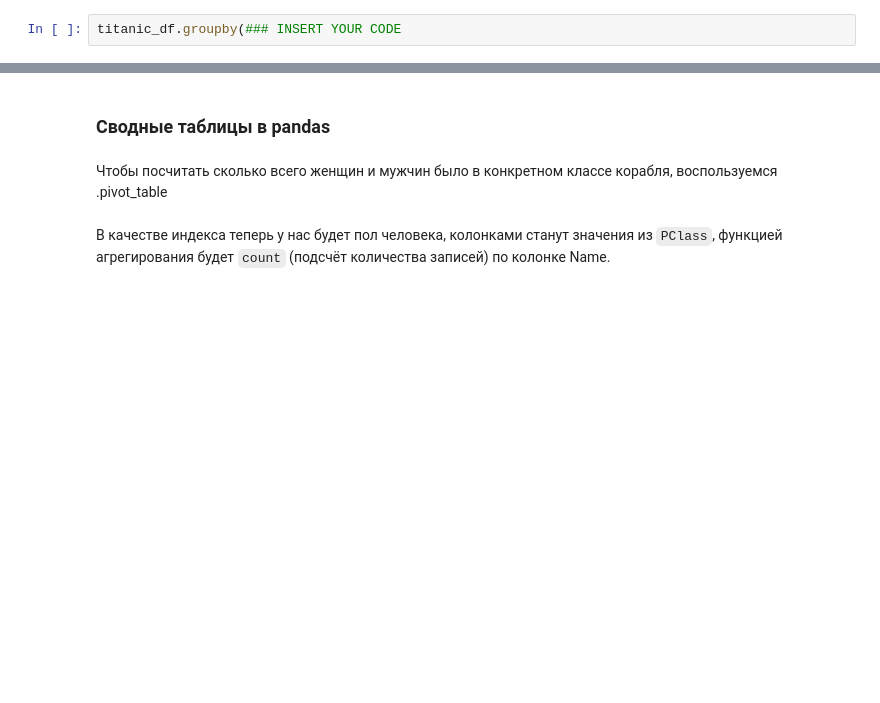
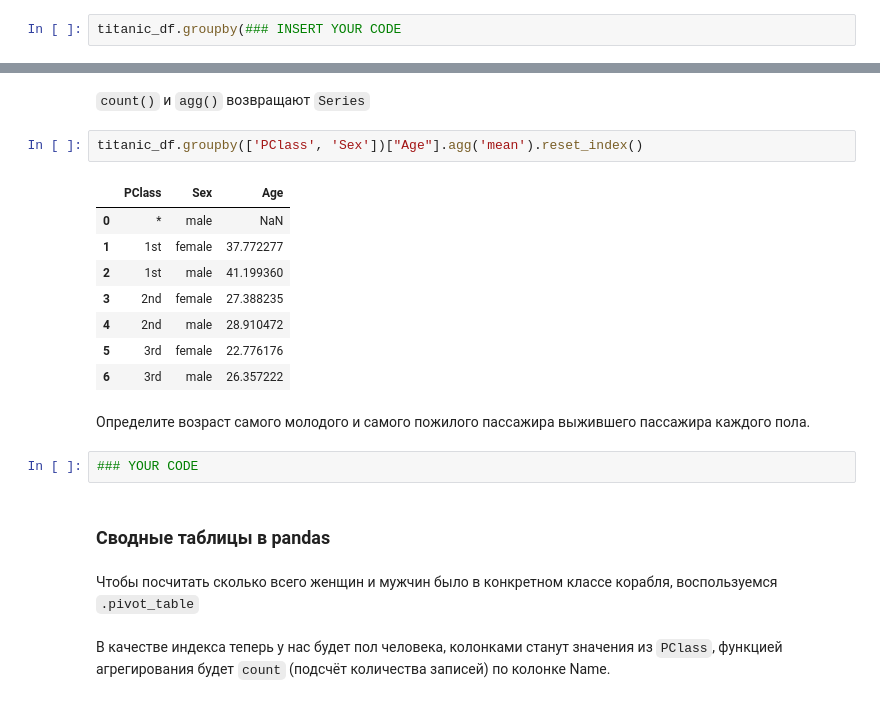
Before and after one commit to iamblobfish/banana-ml, a Jupyter notebook: python_lesson/pandas.ipynb, the cells around one changed output, grey strips where cells are left out. Drawn from its saved outputs; the diff is of its cells as text; blank space fills up the shorter version.

```diff
--- a/python_lesson/pandas.ipynb
+++ b/python_lesson/pandas.ipynb
@@ -252,7 +285,24 @@ titanic_df.groupby(### INSERT YOUR CODE
+# %% [markdown]
+`count()` и `agg()` возвращают `Series`
+# %%
+titanic_df.groupby(['PClass', 'Sex'])["Age"].agg('mean').reset_index()
+# %% [output]
+|  | PClass | Sex | Age |
+| 0 | * | male | NaN |
+| 1 | 1st | female | 37.772277 |
+| 2 | 1st | male | 41.199360 |
+| 3 | 2nd | female | 27.388235 |
+| 4 | 2nd | male | 28.910472 |
+| 5 | 3rd | female | 22.776176 |
+| 6 | 3rd | male | 26.357222 |
+# %% [markdown]
+Определите возраст самого молодого и самого пожилого пассажира выжившего пассажира каждого пола.
+# %%
+### YOUR CODE
 # %% [markdown]
 ### Сводные таблицы в pandas
 # %% [markdown]
-Чтобы посчитать сколько всего женщин и мужчин было в конкретном классе корабля, воспользуемся .pivot_table
+Чтобы посчитать сколько всего женщин и мужчин было в конкретном классе корабля, воспользуемся `.pivot_table`
 # %% [markdown]
 В качестве индекса теперь у нас будет пол человека, колонками станут значения из `PClass`, функцией агрегирования будет `count` (подсчёт количества записей) по колонке Name.
 # %%
```
Also changed, not shown: parts of 10 cells of this notebook.
